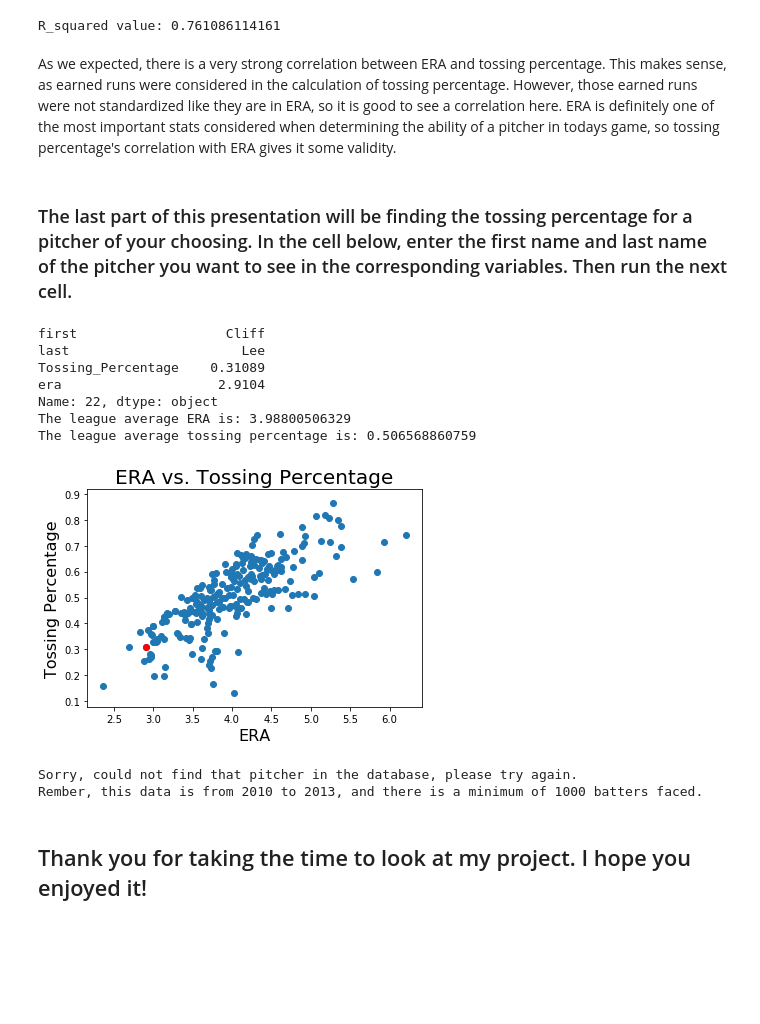
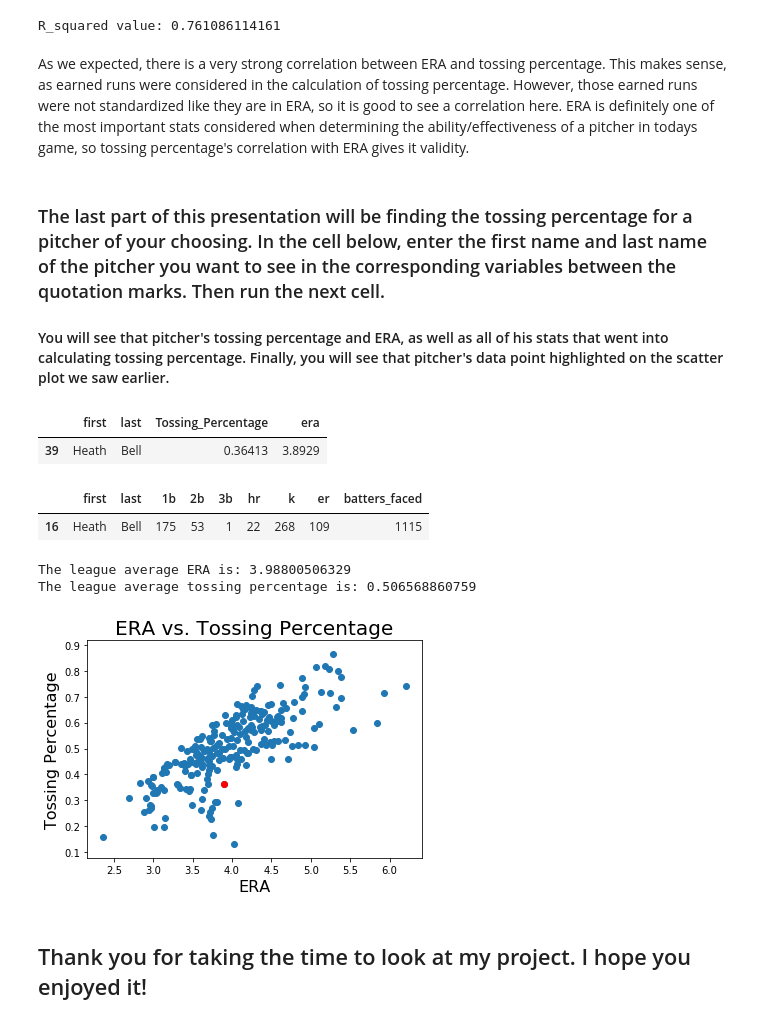
Before and after one commit to SamBusser30/Sabermetrics-Final-Project-, a Jupyter notebook: Project_Presentation.ipynb, the cells around one changed output. Drawn from its saved outputs; the diff is of its cells as text; code cells hidden in the pictures; blank space fills up the shorter version.

Commit message:
Final touches to presentation

```diff
--- a/Project_Presentation.ipynb
+++ b/Project_Presentation.ipynb
@@ -10,9 +10,12 @@ import pandas as pd
 import numpy as np
 import matplotlib.pyplot as plt
 import scipy.stats
+from IPython.display import display, HTML
 
 tossing_percentage = pd.read_csv('C:\\Users\\Sam\\Documents\\Sabermetrics\\Final Project\\Sabermetrics-Final-Project-\\tossing_percentage_results.csv')
 tossing_with_era = pd.read_csv('C:\\Users\\Sam\\Documents\\Sabermetrics\\Final Project\\Sabermetrics-Final-Project-\\tossing_with_era.csv')
+stats = pd.read_csv("C:\\Users\\Sam\\Documents\\Sabermetrics\\Final Project\\Sabermetrics-Final-Project-\\tossing_stats.csv")
+stats = stats.drop(['pit_id'], axis=1)
 # %% [markdown]
 ### Run the below cell to see the table of the top pitchers according to tossing percentage
 ### Note: the minimum number of batters faced to be considered for this stat is 1000
@@ -99,56 +102,61 @@ print("R_squared value:",r_value)
 [figure]
 R_squared value: 0.761086114161
 # %% [markdown]
-As we expected, there is a very strong correlation between ERA and tossing percentage. This makes sense, as earned runs were considered in the calculation of tossing percentage. However, those earned runs were not standardized like they are in ERA, so it is good to see a correlation here. ERA is definitely one of the most important stats considered when determining the ability of a pitcher in todays game, so tossing percentage's correlation with ERA gives it some validity.
+As we expected, there is a very strong correlation between ERA and tossing percentage. This makes sense, as earned runs were considered in the calculation of tossing percentage. However, those earned runs were not standardized like they are in ERA, so it is good to see a correlation here. ERA is definitely one of the most important stats considered when determining the ability/effectiveness of a pitcher in todays game, so tossing percentage's correlation with ERA gives it validity.
 # %% [markdown]
-### The last part of this presentation will be finding the tossing percentage for a pitcher of your choosing. In the cell below, enter the first name and last name of the pitcher you want to see in the corresponding variables. Then run the next cell.
+### The last part of this presentation will be finding the tossing percentage for a pitcher of your choosing. In the cell below, enter the first name and last name of the pitcher you want to see in the corresponding variables between the quotation marks. Then run the next cell.
+#### You will see that pitcher's tossing percentage and ERA, as well as all of his stats that went into calculating tossing percentage. Finally, you will see that pitcher's data point highlighted on the scatter plot we saw earlier.
 # %%
-first_name = ""#Enter name here
-last_name = ""#Enter name here
+first_name = "Heath"#Enter name here
+last_name = "Bell"#Enter name here
 # %%
 league_era_avg = (tossing_with_era['era'].sum()) / (tossing_with_era['era'].count())
 leage_tossing_avg = (tossing_with_era['Tossing_Percentage'].sum()) / (tossing_with_era['Tossing_Percentage'].count())
 flag = 0
-try:
-    for index, row in tossing_with_era.iterrows():
-        if row['first'] == first_name and row['last'] == last_name:
-            individual_era = row['era']
-            indivdual_tossing = row['Tossing_Percentage']
-            print(row)
-            flag = 1
-            break
 
-    if flag == 0:
-        raise ValueError('A very specific bad thing happened.')
+for index, row in tossing_with_era.iterrows():
+    if row['first'] == first_name and row['last'] == last_name:
+        individual_era = row['era']
+        indivdual_tossing = row['Tossing_Percentage']
+        stat_temp = tossing_with_era.loc[tossing_with_era['first'] == first_name]
+        stat_temp = stat_temp.loc[stat_temp['last'] == last_name]
+        display(stat_temp)
+        flag = 1
+        break
+
+for index, row in stats.iterrows():
+    if row['first'] == first_name and row['last'] == last_name:
+        stat_temp = stats.loc[stats['first'] == first_name]
+        stat_temp = stat_temp.loc[stat_temp['last'] == last_name]
+        display(stat_temp)
 
 
+if flag == 0:
+    print("Sorry, could not find that pitcher in the database, please try again.")
+    print("Rember, this data is from 2010 to 2013, and there is a minimum of 1000 batters faced.")
+
+
+else:
     print("The league average ERA is:", league_era_avg)
     print("The league average tossing percentage is:", leage_tossing_avg)
 
     x = tossing_with_era['era']
     y = tossing_with_era['Tossing_Percentage']
     fig, ax = plt.subplots()
     plt.xlabel("ERA", size = 16)
     plt.ylabel("Tossing Percentage", size = 16)
     plt.title("ERA vs. Tossing Percentage", size=20)
 
     scatter = ax.scatter(x,y)
     ax.scatter(individual_era, indivdual_tossing, color='red')
     plt.show()
-    indivdual_tossing, individual_era = NULL
-except:
-    print("Sorry, could not find that pitcher in the database, please try again.")
-    print("Rember, this data is from 2010 to 2013, and there is a minimum of 1000 batters faced.")
 # %% [output]
+|  | first | last | Tossing_Percentage | era |
+| 39 | Heath | Bell | 0.36413 | 3.8929 |
+|  | first | last | 1b | 2b | 3b | hr | k | er | batters_faced |
+| 16 | Heath | Bell | 175 | 53 | 1 | 22 | 268 | 109 | 1115 |
-first                   Cliff
-last                      Lee
-Tossing_Percentage    0.31089
-era                    2.9104
-Name: 22, dtype: object
 The league average ERA is: 3.98800506329
 The league average tossing percentage is: 0.506568860759
-[figure, old version]
+[figure, new version]
-Sorry, could not find that pitcher in the database, please try again.
-Rember, this data is from 2010 to 2013, and there is a minimum of 1000 batters faced.
 # %% [markdown]
 ## Thank you for taking the time to look at my project. I hope you enjoyed it!
```
Also changed, not shown: parts of 1 cell of this notebook, 2 other files.
